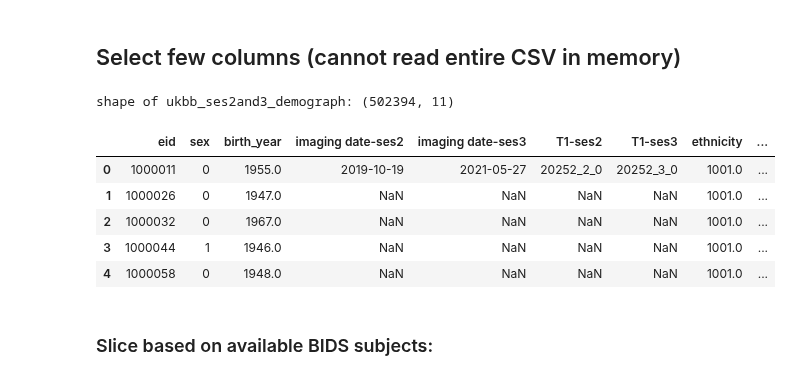
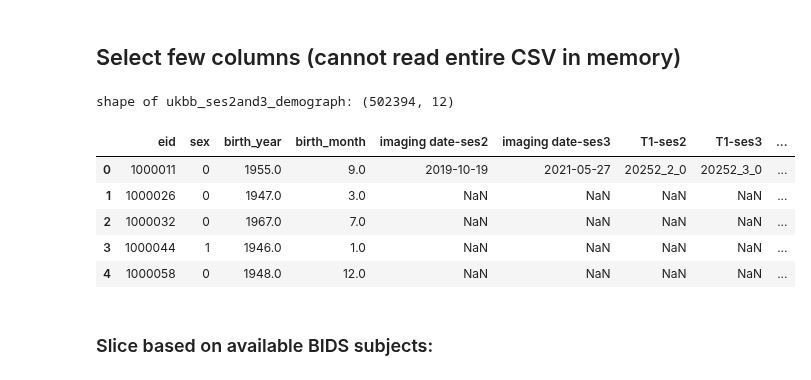
Before and after one commit to nikhil153/brain-diff, a Jupyter notebook: notebooks/1_ukb_follow_up.ipynb, the cells around one changed output. Cells and saved outputs as stored; diff of their text form; code cells hidden in the pictures.

```diff
--- a/notebooks/1_ukb_follow_up.ipynb
+++ b/notebooks/1_ukb_follow_up.ipynb
@@ -76,6 +76,7 @@ if read_neurohub_manifest:
     column_codes = {
         "eid":"eid",
         "31-0.0":"sex",
+        "52-0.0":"birth_month",
         "34-0.0":"birth_year",
         "21022-0.0": "age_at_recruitment",
         "21003-2.0": "age_at_ses2",
@@ -85,40 +86,41 @@ if read_neurohub_manifest:
         "20252-3.0":"T1-ses3",
         "53-2.0":"imaging date-ses2",
         "53-3.0":"imaging date-ses3"}
 
     ukbb_demograph_df = pd.read_csv(ukbb_tab_csv, index_col=["eid"], usecols=column_codes.keys())
 
     ukbb_demograph_df = ukbb_demograph_df.rename(columns=column_codes)
 
     if save_ukbb_demograph:
         ukbb_demograph_df.to_csv(ukbb_demograph_csv)
 
 
     if select_subjects_with_followup:
         # Make sure subjects have imaging data from ses2 and ses3
         ukbb_demograph_df = ukbb_demograph_df[(~ukbb_demograph_df["T1-ses2"].isna()) & (~ukbb_demograph_df["T1-ses3"].isna())]
 
         print(f'Number of available follow up subjects: {len(ukbb_demograph_df)}')
 
     ## Save ukbb follow-up data csv to save time reading entire tabular data csv
     if save_ukbb_followup_subset:
         ukbb_demograph_df.to_csv(ukbb_ses2and3_demograph_csv)
 
 else:
     ukbb_demograph_df = pd.read_csv(ukbb_demograph_csv)
     ukbb_ses2and3_demograph_df = pd.read_csv(ukbb_ses2and3_demograph_csv)
 
 
 print(f"shape of ukbb_ses2and3_demograph: {ukbb_demograph_df.shape}")
+
 ukbb_demograph_df.head()
 # %% [output]
-shape of ukbb_ses2and3_demograph: (502394, 11)
+shape of ukbb_ses2and3_demograph: (502394, 12)
-|  | eid | sex | birth_year | imaging date-ses2 | imaging date-ses3 | T1-ses2 | T1-ses3 | ethnicity | ... |
-| 0 | 1000011 | 0 | 1955.0 | 2019-10-19 | 2021-05-27 | 20252_2_0 | 20252_3_0 | 1001.0 | ... |
-| 1 | 1000026 | 0 | 1947.0 | NaN | NaN | NaN | NaN | 1001.0 | ... |
-| 2 | 1000032 | 0 | 1967.0 | NaN | NaN | NaN | NaN | 1001.0 | ... |
-| 3 | 1000044 | 1 | 1946.0 | NaN | NaN | NaN | NaN | 1001.0 | ... |
-| 4 | 1000058 | 0 | 1948.0 | NaN | NaN | NaN | NaN | 1001.0 | ... |
+|  | eid | sex | birth_year | birth_month | imaging date-ses2 | imaging date-ses3 | T1-ses2 | T1-ses3 | ... |
+| 0 | 1000011 | 0 | 1955.0 | 9.0 | 2019-10-19 | 2021-05-27 | 20252_2_0 | 20252_3_0 | ... |
+| 1 | 1000026 | 0 | 1947.0 | 3.0 | NaN | NaN | NaN | NaN | ... |
+| 2 | 1000032 | 0 | 1967.0 | 7.0 | NaN | NaN | NaN | NaN | ... |
+| 3 | 1000044 | 1 | 1946.0 | 1.0 | NaN | NaN | NaN | NaN | ... |
+| 4 | 1000058 | 0 | 1948.0 | 12.0 | NaN | NaN | NaN | NaN | ... |
 # %% [markdown]
 ### Slice based on available BIDS subjects:
 # %%
```
Also changed, not shown: parts of 8 cells of this notebook, 3 other files.
